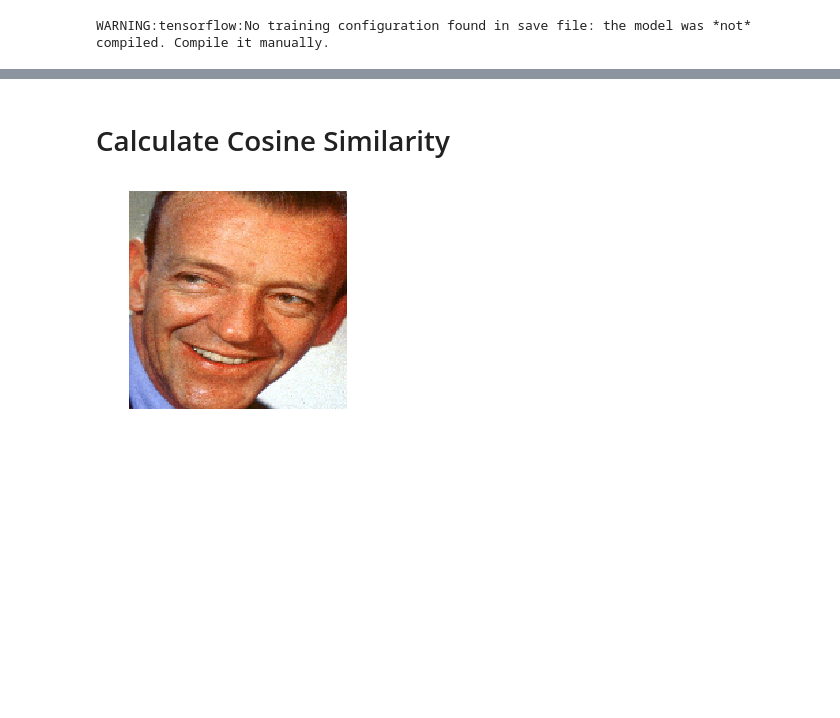
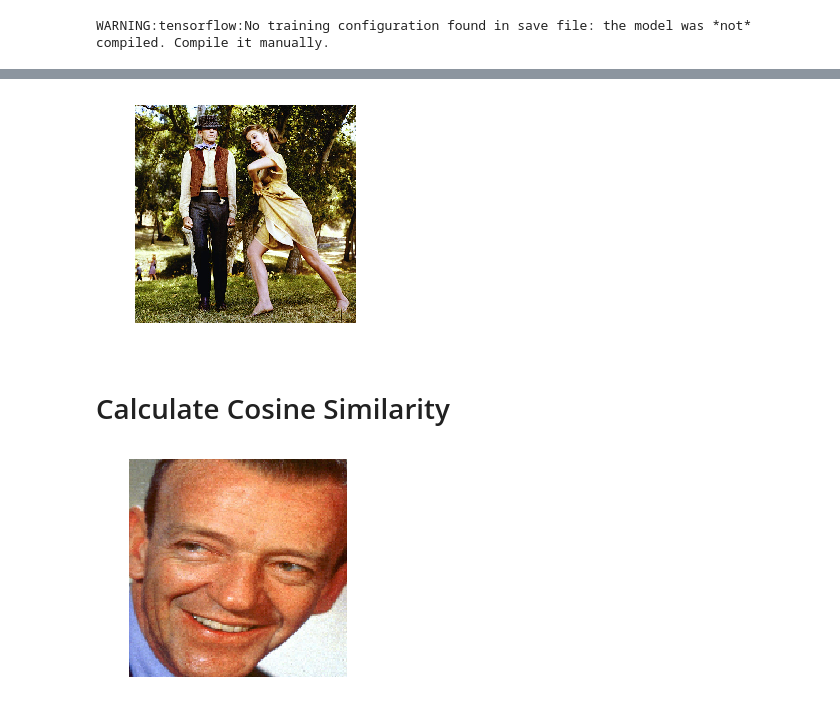
Before and after one commit to amitrani6/facial-recognition-system, a Jupyter notebook: FaceNet Base Model - Make Predictions Demonstration-py file test.ipynb, the cells around one changed output, grey strips where cells are left out. Drawn from its saved outputs; the diff is of its cells as text; code cells hidden in the pictures; blank space fills up the shorter version.

```diff
--- a/FaceNet Base Model - Make Predictions Demonstration-py file test.ipynb
+++ b/FaceNet Base Model - Make Predictions Demonstration-py file test.ipynb
@@ -96,3 +108,7 @@ for i in resized_faces:
+# %%
+plot_face(obtain_image_pixels("image_data/known_people/Fred Astaire and Barbara Hancock in Finian's Rainbow (1968).jpg"))
+# %% [output]
+[figure, added]
 # %% [markdown]
 # Calculate Cosine Similarity
 # %%
```
Also changed, not shown: parts of 3 cells of this notebook, 19 other files.
